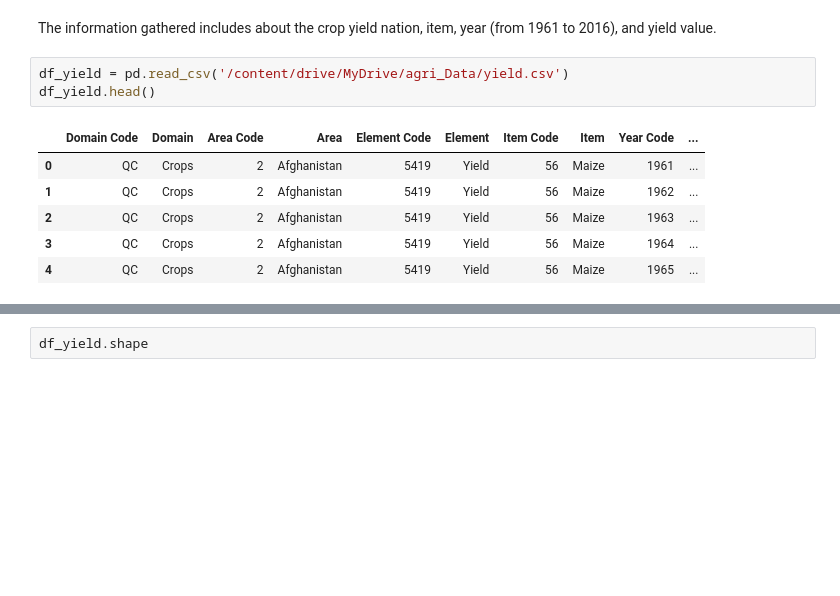
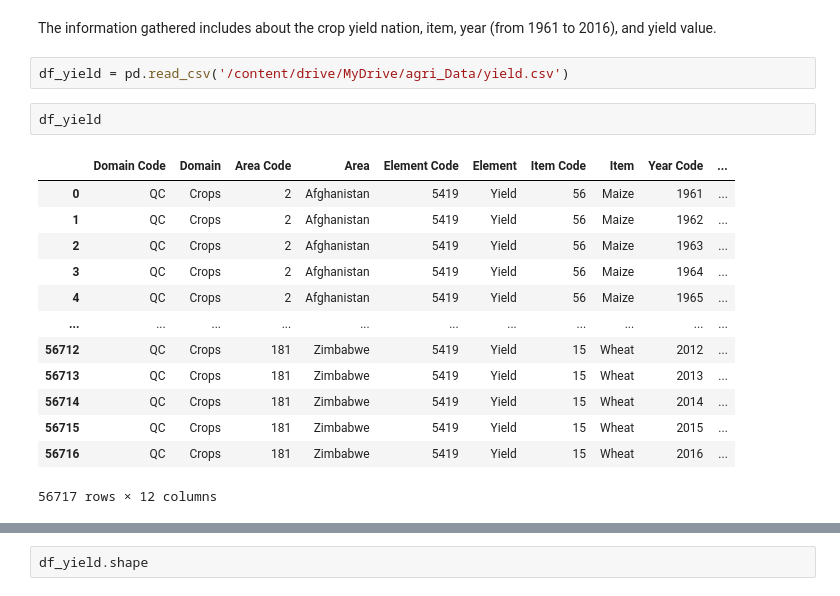
Before and after one commit to sreesanka-ajayan/Crop_Yeild, a Jupyter notebook: EL4013.ipynb, the cells around one changed output, grey strips where cells are left out. Saved outputs shown, nothing was run; the diff lists cells and outputs as text; blank space fills up the shorter version.

```diff
--- a/EL4013.ipynb
+++ b/EL4013.ipynb
@@ -20,11 +20,19 @@ import matplotlib.pyplot as plt
 The information gathered includes about the crop yield nation, item, year (from 1961 to 2016), and yield value.
 # %%
 df_yield = pd.read_csv('/content/drive/MyDrive/agri_Data/yield.csv')
-df_yield.head()
-# %% [output]
-|  | Domain Code | Domain | Area Code | Area | Element Code | Element | Item Code | Item | Year Code | ... |
-| 0 | QC | Crops | 2 | Afghanistan | 5419 | Yield | 56 | Maize | 1961 | ... |
-| 1 | QC | Crops | 2 | Afghanistan | 5419 | Yield | 56 | Maize | 1962 | ... |
-| 2 | QC | Crops | 2 | Afghanistan | 5419 | Yield | 56 | Maize | 1963 | ... |
-| 3 | QC | Crops | 2 | Afghanistan | 5419 | Yield | 56 | Maize | 1964 | ... |
-| 4 | QC | Crops | 2 | Afghanistan | 5419 | Yield | 56 | Maize | 1965 | ... |
+# %%
+df_yield
+# %% [output]
+|  | Domain Code | Domain | Area Code | Area | Element Code | Element | Item Code | Item | Year Code | ... |
+| 0 | QC | Crops | 2 | Afghanistan | 5419 | Yield | 56 | Maize | 1961 | ... |
+| 1 | QC | Crops | 2 | Afghanistan | 5419 | Yield | 56 | Maize | 1962 | ... |
+| 2 | QC | Crops | 2 | Afghanistan | 5419 | Yield | 56 | Maize | 1963 | ... |
+| 3 | QC | Crops | 2 | Afghanistan | 5419 | Yield | 56 | Maize | 1964 | ... |
+| 4 | QC | Crops | 2 | Afghanistan | 5419 | Yield | 56 | Maize | 1965 | ... |
+| ... | ... | ... | ... | ... | ... | ... | ... | ... | ... | ... |
+| 56712 | QC | Crops | 181 | Zimbabwe | 5419 | Yield | 15 | Wheat | 2012 | ... |
+| 56713 | QC | Crops | 181 | Zimbabwe | 5419 | Yield | 15 | Wheat | 2013 | ... |
+| 56714 | QC | Crops | 181 | Zimbabwe | 5419 | Yield | 15 | Wheat | 2014 | ... |
+| 56715 | QC | Crops | 181 | Zimbabwe | 5419 | Yield | 15 | Wheat | 2015 | ... |
+| 56716 | QC | Crops | 181 | Zimbabwe | 5419 | Yield | 15 | Wheat | 2016 | ... |
+56717 rows × 12 columns
```
Also changed, not shown: parts of 38 cells of this notebook.
